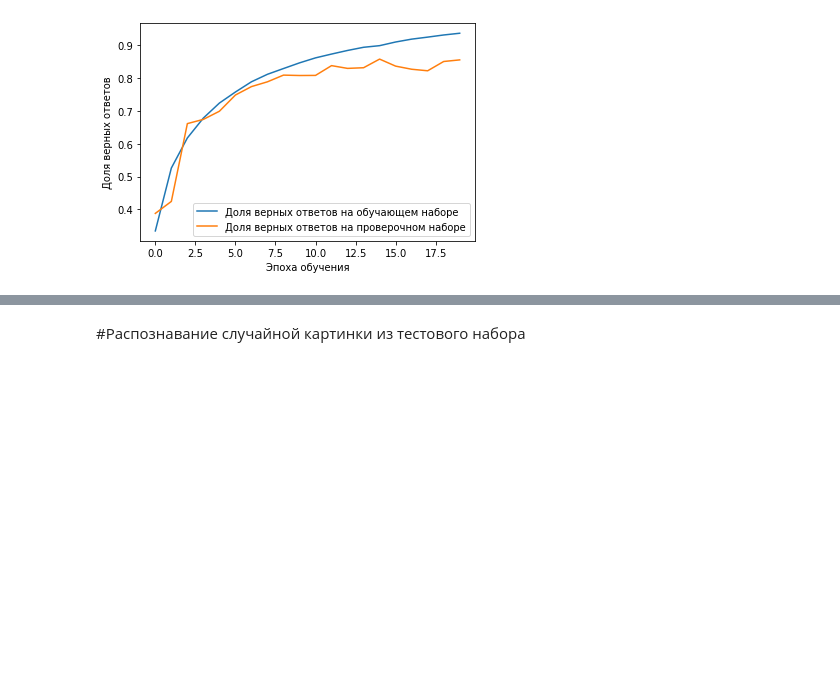
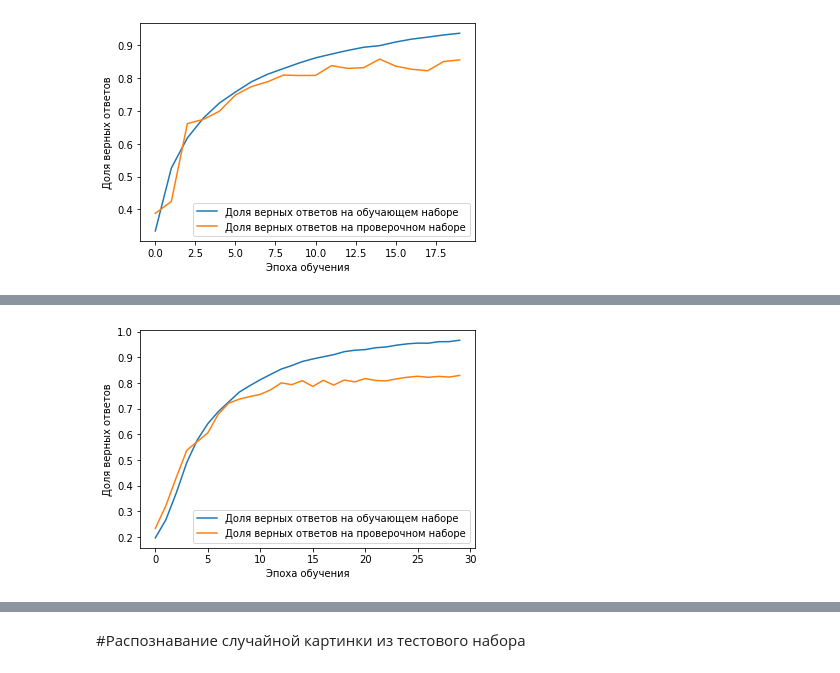
Before and after one commit to errec-sun/brain, a Jupyter notebook: 90 трен ируем_of_Февральский_курс_Pro_Занятие_3_Свёрточные_сети.ipynb, the cells around one changed output, grey strips where cells are left out. Saved outputs shown, nothing was run; the diff lists cells and outputs as text; code cells hidden in the pictures; blank space fills up the shorter version.

```diff
--- a/90 трен ируем_of_Февральский_курс_Pro_Занятие_3_Свёрточные_сети.ipynb
+++ b/90 трен ируем_of_Февральский_курс_Pro_Занятие_3_Свёрточные_сети.ipynb
@@ -163,0 +169,88 @@ Epoch 20/20
+# %%
+#Создаем последовательную модель
+model = Sequential()
+#Слой пакетной нормализации
+model.add(BatchNormalization(input_shape=(32, 32, 3)))
+#Первый сверточный слой
+model.add(Conv2D( 512, (3, 3), padding='same', activation='relu'))
+#Первый слой подвыборки
+model.add(MaxPooling2D(pool_size=(2, 2)))
+#Второй сверточный слой
+model.add(Conv2D( 512, (3, 3), padding='same', activation='relu'))
+#Третий сверточный слой
+model.add(Conv2D( 512, (3, 3), padding='same', activation='relu'))
+#Второй слой подвыборки
+model.add(MaxPooling2D(pool_size=(2, 2)))
+#Слой регуляризации Dropout
+model.add(Dropout(0.35))
+
+#Слой пакетной нормализации
+model.add(BatchNormalization())
+#Четвертый сверточный слой
+model.add(Conv2D(256, (3, 3), padding='same', activation='relu'))
+#Третий слой подвыборки
+model.add(MaxPooling2D(pool_size=(2, 2)))
+#Пятый сверточный слой
+model.add(Conv2D(256, (3, 3), padding='same', activation='relu'))
+# Шестой сверточный слой
+model.add(Conv2D(256, (3, 3), padding='same', activation='relu'))
+#Четвертый слой подвыборки
+model.add(MaxPooling2D(pool_size=(2, 2)))
+#Слой регуляризации Dropout
+model.add(Dropout(0.35))
+
+#Слой пакетной нормализации
+model.add(BatchNormalization())
+#Седьмой сверточный слой
+model.add(Conv2D(128, (3, 3), padding='same', activation='relu'))
+#Восьмой сверточный слой
+model.add(Conv2D(128, (3, 3), padding='same', activation='relu'))
+#Девятый сверточный слой
+model.add(Conv2D(128, (3, 3), padding='same', activation='relu'))
+#Пятый слой подвыборки
+model.add(MaxPooling2D(pool_size=(2, 2)))
+#Слой регуляризации Dropout
+model.add(Dropout(0.35))
+
+#Слой пакетной нормализации
+model.add(BatchNormalization())
+#Десятый сверточный слой
+model.add(Conv2D(64, (3, 3), padding='same', activation='relu'))
+#Одинацатый сверточный слой
+model.add(Conv2D(64, (3, 3), padding='same', activation='relu'))
+# Двенацатый сверточный слой
+model.add(Conv2D(64, (3, 3), padding='same', activation='relu'))
+#Шестой слой подвыборки
+model.add(MaxPooling2D(pool_size=(1, 1)))
+#Слой регуляризации Dropout
+model.add(Dropout(0.35))
+#Слой преобразования данных из 2D представления в плоское
+model.add(Flatten())
+#Полносвязный слой для классификации
+model.add(Dense(512, activation='relu'))
+#Слой регуляризации Dropout
+model.add(Dropout(0.25))
+#Выходной полносвязный слой
+model.add(Dense(10, activation='softmax'))
+
+#Компилируем сеть
+model.compile(loss="categorical_crossentropy", optimizer="adam", metrics=["accuracy"])
+
+#Обучаем сеть на данных cifar10
+history = model.fit(x_train10,
+                    y_train10,
+                    batch_size=batch_size,
+                    epochs=30,
+                    validation_split=0.2,
+                    verbose=2)
+
+#Оображаем график точности обучения
+plt.plot(history.history['acc'],
+         label='Доля верных ответов на обучающем наборе')
+plt.plot(history.history['val_acc'],
+         label='Доля верных ответов на проверочном наборе')
+plt.xlabel('Эпоха обучения')
+plt.ylabel('Доля верных ответов')
+plt.legend()
+plt.show()
+# %% [output]
@@ -163,0 +274 @@ Epoch 20/20
+[figure, added]
```
Also changed, not shown: parts of 36 cells of this notebook.
